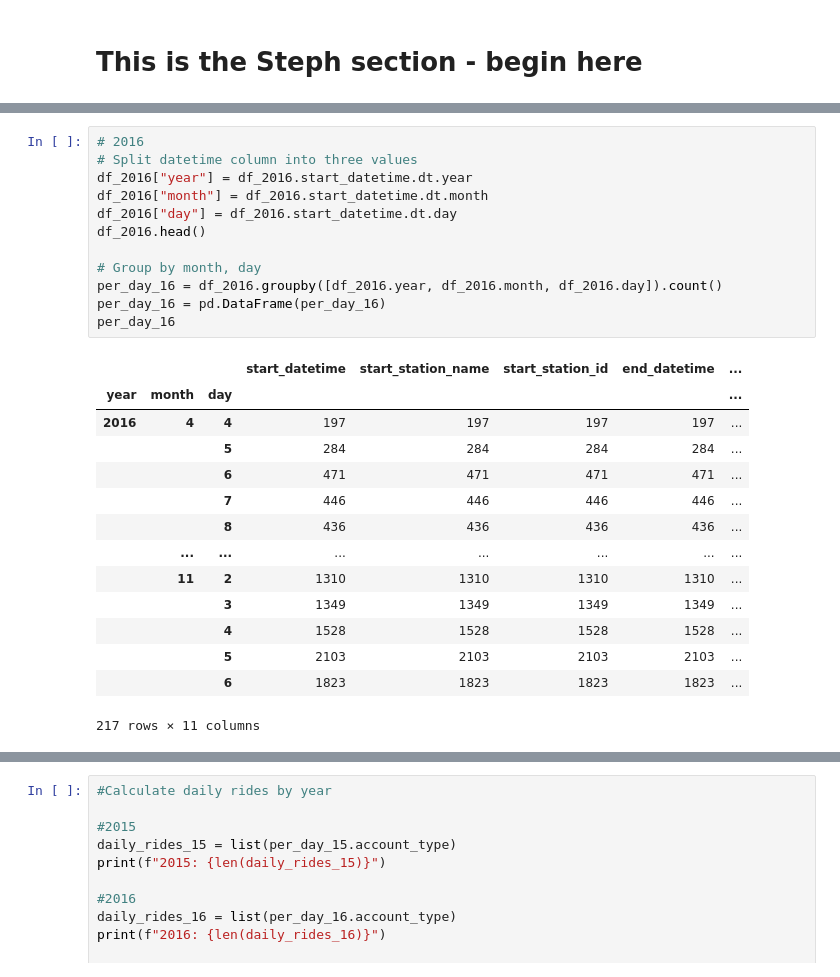
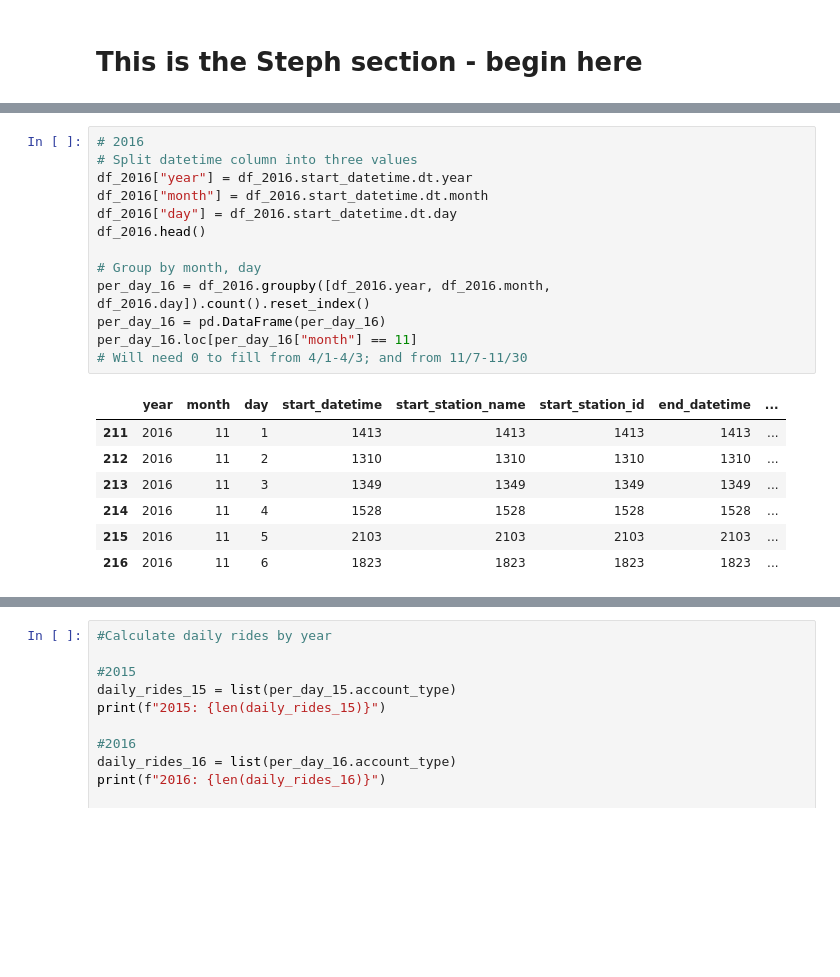
Before and after one commit to luchovzla/project-1, a Jupyter notebook: NiceRideCombined.ipynb, the cells around one changed output, grey strips where cells are left out. Drawn from its saved outputs; the diff is of its cells as text; blank space fills up the shorter version.

```diff
--- a/NiceRideCombined.ipynb
+++ b/NiceRideCombined.ipynb
@@ -322,30 +311,24 @@ per_day_15
 # %%
 # 2016
 # Split datetime column into three values
 df_2016["year"] = df_2016.start_datetime.dt.year
 df_2016["month"] = df_2016.start_datetime.dt.month
 df_2016["day"] = df_2016.start_datetime.dt.day
 df_2016.head()
 
 # Group by month, day
-per_day_16 = df_2016.groupby([df_2016.year, df_2016.month, df_2016.day]).count()
+per_day_16 = df_2016.groupby([df_2016.year, df_2016.month, df_2016.day]).count().reset_index()
 per_day_16 = pd.DataFrame(per_day_16)
-per_day_16
+per_day_16.loc[per_day_16["month"] == 11]
+# Will need 0 to fill from 4/1-4/3; and from 11/7-11/30
 # %% [output]
-|  |  |  | start_datetime | start_station_name | start_station_id | end_datetime | ... |
-| year | month | day |  |  |  |  | ... |
-| 2016 | 4 | 4 | 197 | 197 | 197 | 197 | ... |
-|  |  | 5 | 284 | 284 | 284 | 284 | ... |
-|  |  | 6 | 471 | 471 | 471 | 471 | ... |
-|  |  | 7 | 446 | 446 | 446 | 446 | ... |
-|  |  | 8 | 436 | 436 | 436 | 436 | ... |
-|  | ... | ... | ... | ... | ... | ... | ... |
-|  | 11 | 2 | 1310 | 1310 | 1310 | 1310 | ... |
-|  |  | 3 | 1349 | 1349 | 1349 | 1349 | ... |
-|  |  | 4 | 1528 | 1528 | 1528 | 1528 | ... |
-|  |  | 5 | 2103 | 2103 | 2103 | 2103 | ... |
-|  |  | 6 | 1823 | 1823 | 1823 | 1823 | ... |
+|  | year | month | day | start_datetime | start_station_name | start_station_id | end_datetime | ... |
+| 211 | 2016 | 11 | 1 | 1413 | 1413 | 1413 | 1413 | ... |
+| 212 | 2016 | 11 | 2 | 1310 | 1310 | 1310 | 1310 | ... |
+| 213 | 2016 | 11 | 3 | 1349 | 1349 | 1349 | 1349 | ... |
+| 214 | 2016 | 11 | 4 | 1528 | 1528 | 1528 | 1528 | ... |
+| 215 | 2016 | 11 | 5 | 2103 | 2103 | 2103 | 2103 | ... |
+| 216 | 2016 | 11 | 6 | 1823 | 1823 | 1823 | 1823 | ... |
-217 rows × 11 columns
 # %%
 # 2017
 
```
Also changed, not shown: parts of 7 cells of this notebook.
